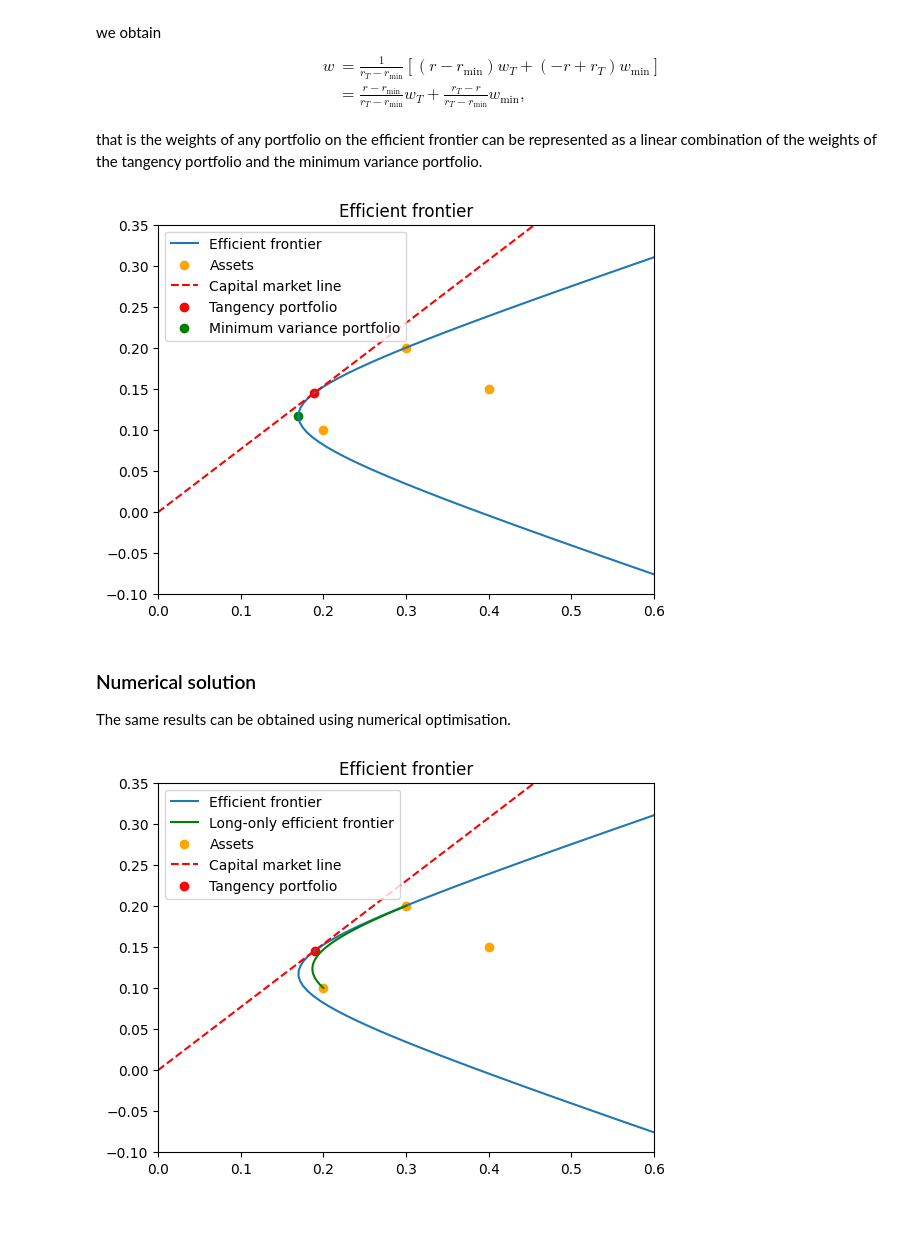
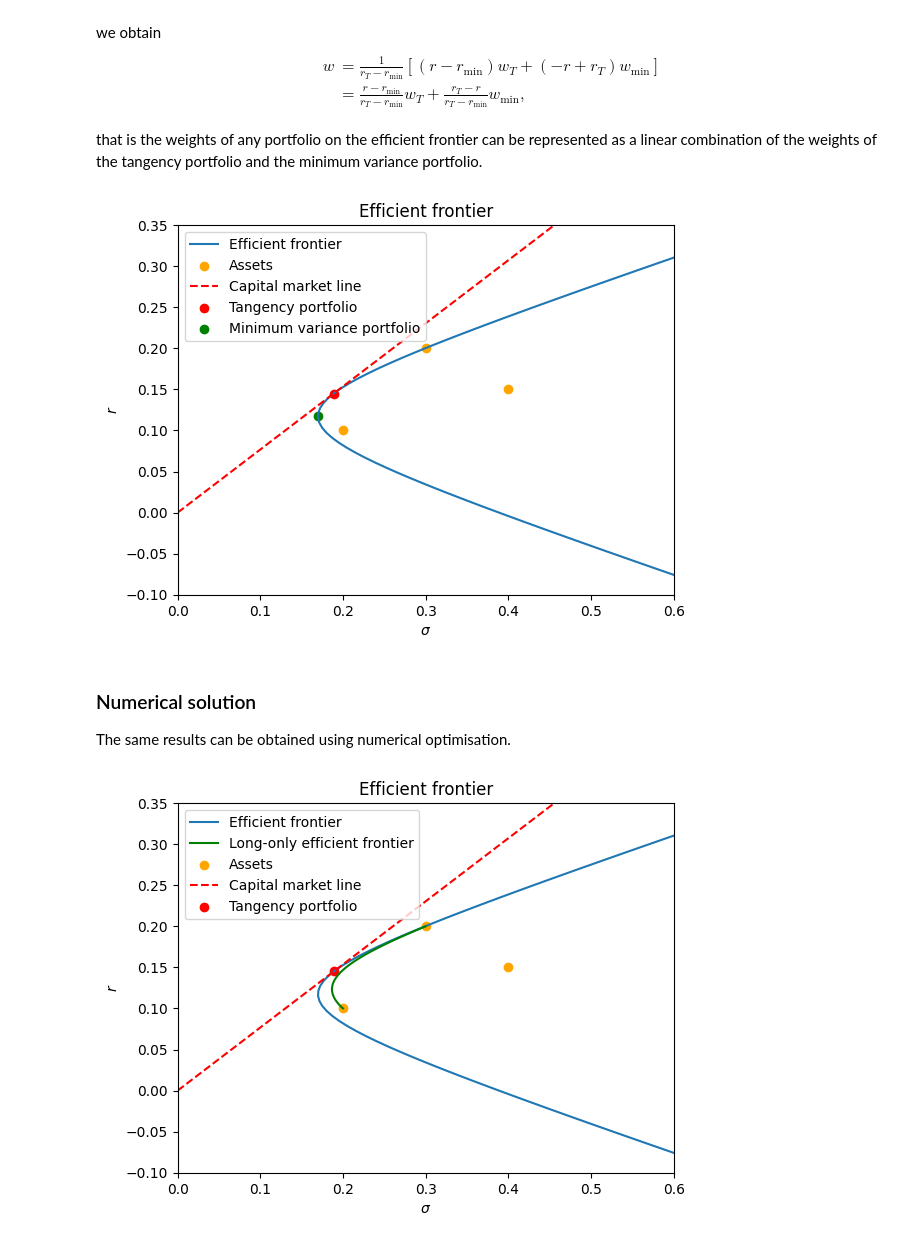
Before and after one commit to aglebov/misc, a Jupyter notebook: markowitz.ipynb, the cells around one changed output. Cells and saved outputs as stored; diff of their text form; code cells hidden in the pictures; blank space fills up the shorter version.

```diff
--- a/markowitz.ipynb
+++ b/markowitz.ipynb
@@ -222,16 +222,18 @@ v_min = 1 / C
 # %%
 fig, ax = plt.subplots()
 ax.plot(np.sqrt(v), rs, label='Efficient frontier');
 ax.scatter(np.sqrt(np.diag(Sigma)), mu, color='orange', label='Assets');
 ax.axline((0, 0), (np.sqrt(v_tan), r_tan), linestyle='--', color='red', label='Capital market line');
 ax.scatter(np.sqrt(v_tan), r_tan, color='red', label='Tangency portfolio');
 ax.scatter(np.sqrt(v_min), r_min, color='green', label='Minimum variance portfolio');
 ax.set_title('Efficient frontier');
 ax.set_xlim([0, 0.6]);
 ax.set_ylim([-0.1, 0.35]);
+ax.set_xlabel('$\\sigma$');
+ax.set_ylabel('$r$');
 ax.legend();
 # %% [output]
-[figure, old version]
+[figure, new version]
 # %% [markdown]
 ### Numerical solution
 
@@ -272,6 +274,8 @@ ax.scatter(np.sqrt(v_num[i_max]), rs[i_max], color='red', label='Tangency portfo
 ax.set_title('Efficient frontier');
 ax.set_xlim([0, 0.6]);
 ax.set_ylim([-0.1, 0.35]);
+ax.set_xlabel('$\\sigma$');
+ax.set_ylabel('$r$');
 ax.legend();
 # %% [output]
-[figure, old version]
+[figure, new version]
```
